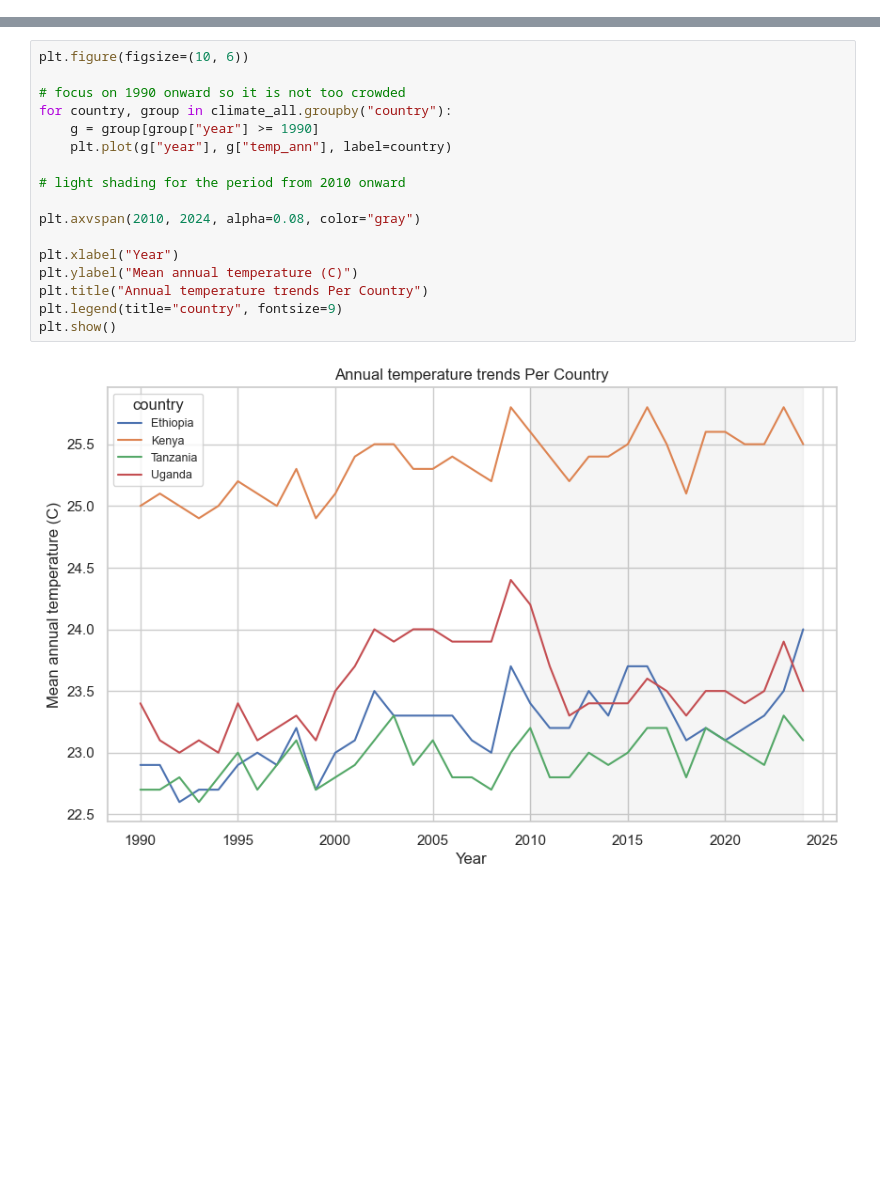
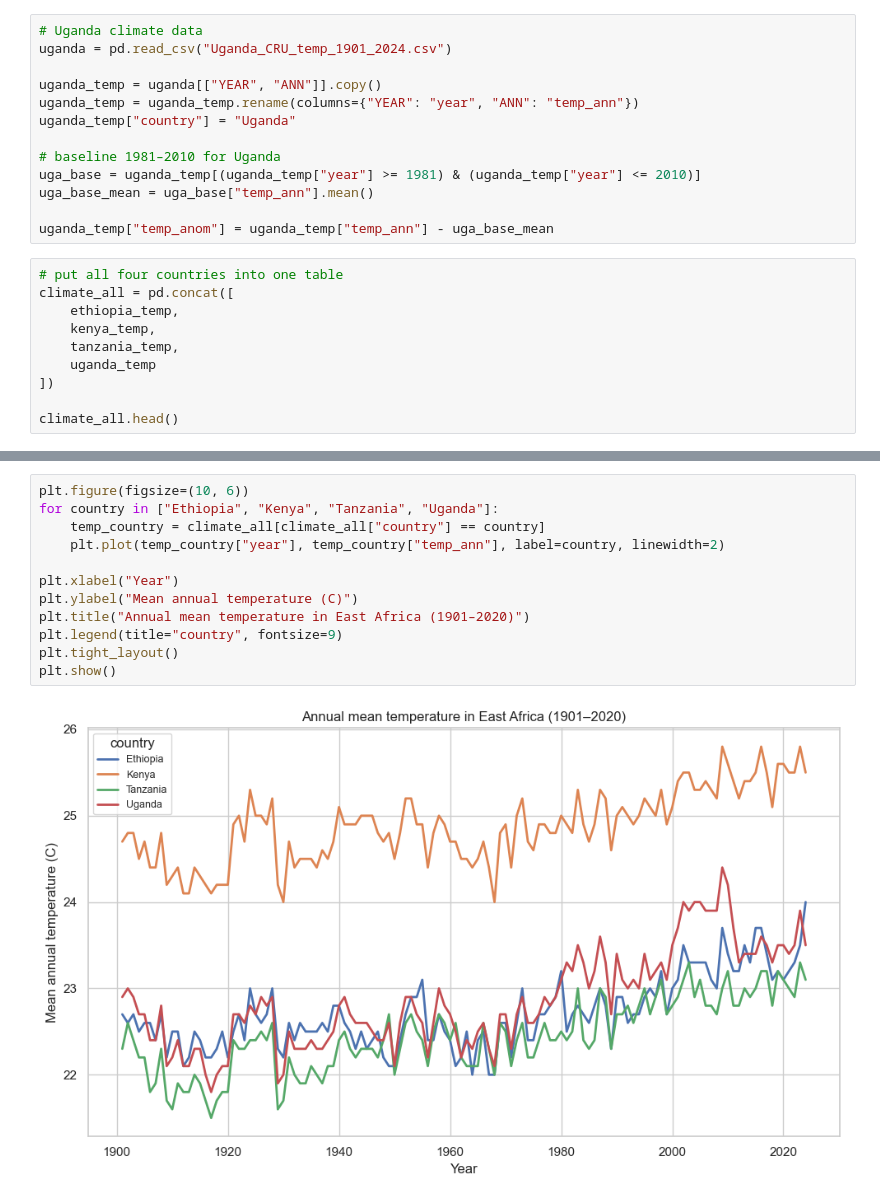
Before and after one commit to venusony/Climate-Malnutrition-EastAfrica, a Jupyter notebook: climate plus region data/_climate_context.ipynb, the cells around one changed output, grey strips where cells are left out. Saved outputs shown, nothing was run; the diff lists cells and outputs as text; blank space fills up the shorter version.

Commit message:
climate visualizations

```diff
--- a/climate plus region data/_climate_context.ipynb
+++ b/climate plus region data/_climate_context.ipynb
@@ -145,0 +112,23 @@ checking survey year for Uganda_KR_2016_clean.csv
+# %%
+# Uganda climate data
+uganda = pd.read_csv("Uganda_CRU_temp_1901_2024.csv")
+
+uganda_temp = uganda[["YEAR", "ANN"]].copy()
+uganda_temp = uganda_temp.rename(columns={"YEAR": "year", "ANN": "temp_ann"})
+uganda_temp["country"] = "Uganda"
+
+# baseline 1981–2010 for Uganda
+uga_base = uganda_temp[(uganda_temp["year"] >= 1981) & (uganda_temp["year"] <= 2010)]
+uga_base_mean = uga_base["temp_ann"].mean()
+
+uganda_temp["temp_anom"] = uganda_temp["temp_ann"] - uga_base_mean
+# %%
+# put all four countries into one table
+climate_all = pd.concat([
+    ethiopia_temp,
+    kenya_temp,
+    tanzania_temp,
+    uganda_temp
+])
+
+climate_all.head()
@@ -146,19 +142,14 @@ checking survey year for Uganda_KR_2016_clean.csv
 # %%
 plt.figure(figsize=(10, 6))
-
-# focus on 1990 onward so it is not too crowded
-for country, group in climate_all.groupby("country"):
-    g = group[group["year"] >= 1990]
-    plt.plot(g["year"], g["temp_ann"], label=country)
-
-# light shading for the period from 2010 onward
-
-plt.axvspan(2010, 2024, alpha=0.08, color="gray")
+for country in ["Ethiopia", "Kenya", "Tanzania", "Uganda"]:
+    temp_country = climate_all[climate_all["country"] == country]
+    plt.plot(temp_country["year"], temp_country["temp_ann"], label=country, linewidth=2)
 
 plt.xlabel("Year")
 plt.ylabel("Mean annual temperature (C)")
-plt.title("Annual temperature trends Per Country")
+plt.title("Annual mean temperature in East Africa (1901–2020)")
 plt.legend(title="country", fontsize=9)
+plt.tight_layout()
 plt.show()
 # %% [output]
-[figure, old version]
+[figure, new version]
```
Also changed, not shown: parts of 15 cells of this notebook, 3 other files.
